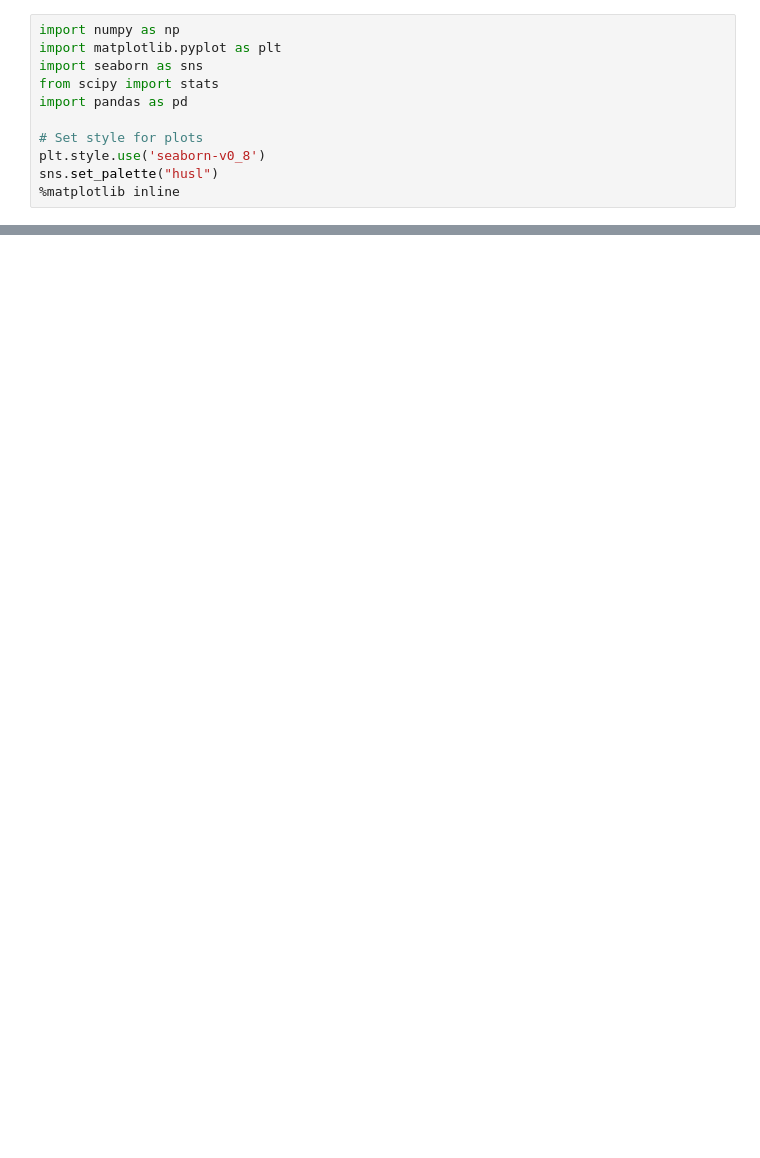
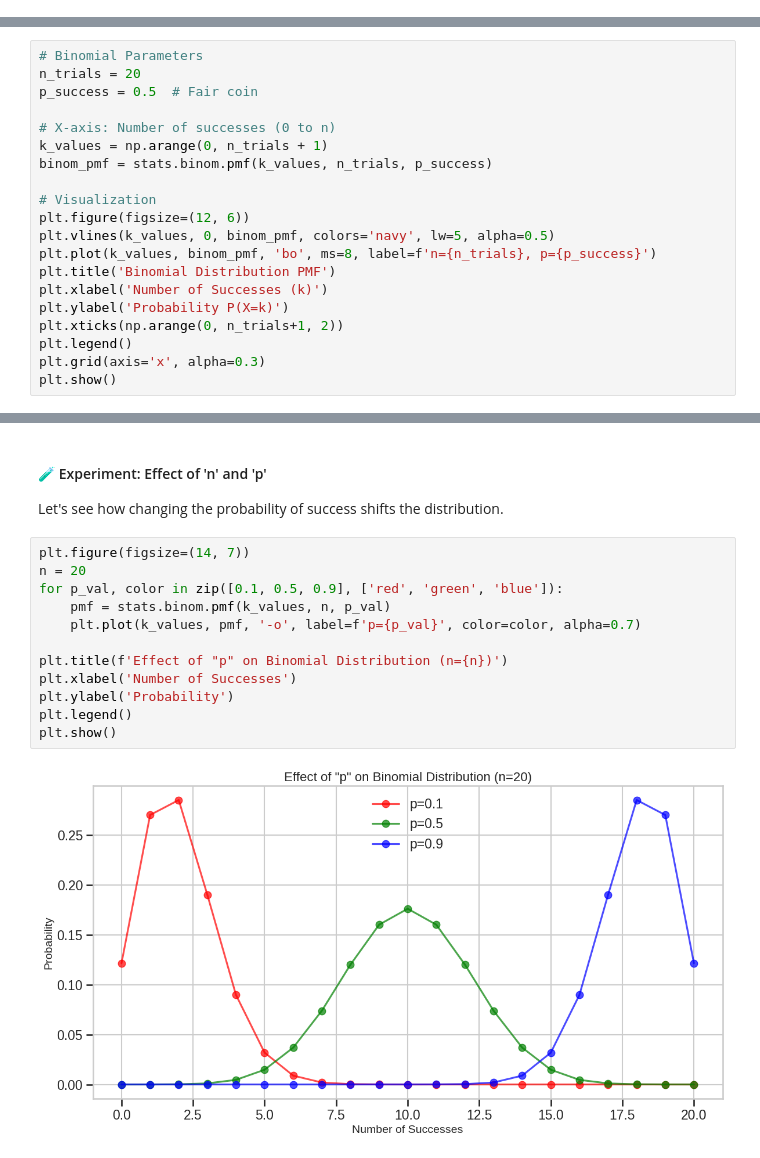
Before and after one commit to ammmanism/ml-from-scratch-lab, a Jupyter notebook: notebooks/00_math_foundations/probability_distributions.ipynb, the cells around one changed output, grey strips where cells are left out. Cells and saved outputs as stored; diff of their text form; blank space fills up the shorter version.

```diff
--- a/notebooks/00_math_foundations/probability_distributions.ipynb
+++ b/notebooks/00_math_foundations/probability_distributions.ipynb
@@ -5,11 +0,0 @@ This notebook explores various probability distributions used in machine learnin
-# %%
-import numpy as np
-import matplotlib.pyplot as plt
-import seaborn as sns
-from scipy import stats
-import pandas as pd
-
-# Set style for plots
-plt.style.use('seaborn-v0_8')
-sns.set_palette("husl")
-%matplotlib inline
@@ -734,0 +125,20 @@ KL divergence D(fair||biased): 0.3219 bits
+# %%
+# Binomial Parameters
+n_trials = 20
+p_success = 0.5  # Fair coin
+
+# X-axis: Number of successes (0 to n)
+k_values = np.arange(0, n_trials + 1)
+binom_pmf = stats.binom.pmf(k_values, n_trials, p_success)
+
+# Visualization
+plt.figure(figsize=(12, 6))
+plt.vlines(k_values, 0, binom_pmf, colors='navy', lw=5, alpha=0.5)
+plt.plot(k_values, binom_pmf, 'bo', ms=8, label=f'n={n_trials}, p={p_success}')
+plt.title('Binomial Distribution PMF')
+plt.xlabel('Number of Successes (k)')
+plt.ylabel('Probability P(X=k)')
+plt.xticks(np.arange(0, n_trials+1, 2))
+plt.legend()
+plt.grid(axis='x', alpha=0.3)
+plt.show()
@@ -734,0 +147,17 @@ KL divergence D(fair||biased): 0.3219 bits
+# %% [markdown]
+#### 🧪 Experiment: Effect of 'n' and 'p'
+Let's see how changing the probability of success shifts the distribution.
+# %%
+plt.figure(figsize=(14, 7))
+n = 20
+for p_val, color in zip([0.1, 0.5, 0.9], ['red', 'green', 'blue']):
+    pmf = stats.binom.pmf(k_values, n, p_val)
+    plt.plot(k_values, pmf, '-o', label=f'p={p_val}', color=color, alpha=0.7)
+
+plt.title(f'Effect of "p" on Binomial Distribution (n={n})')
+plt.xlabel('Number of Successes')
+plt.ylabel('Probability')
+plt.legend()
+plt.show()
+# %% [output]
+[figure, added]
```
Also changed, not shown: parts of 61 cells of this notebook, 5 other files.
